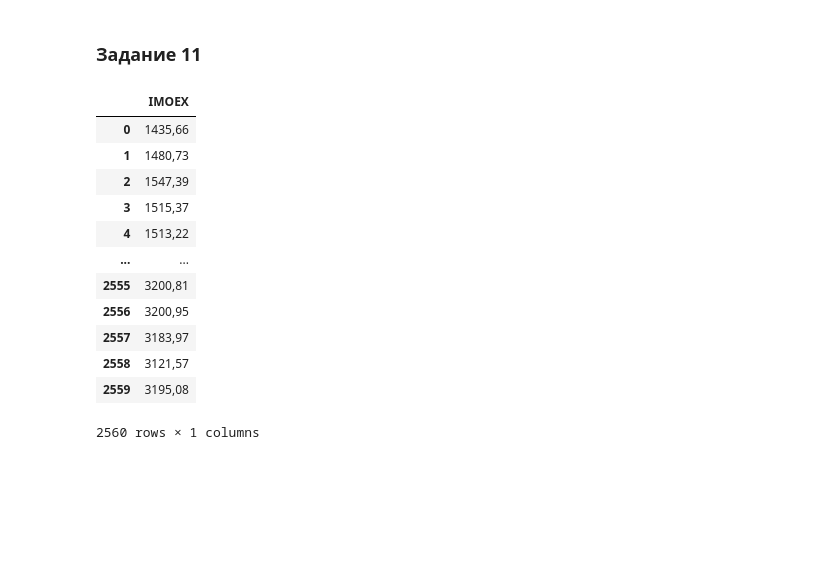
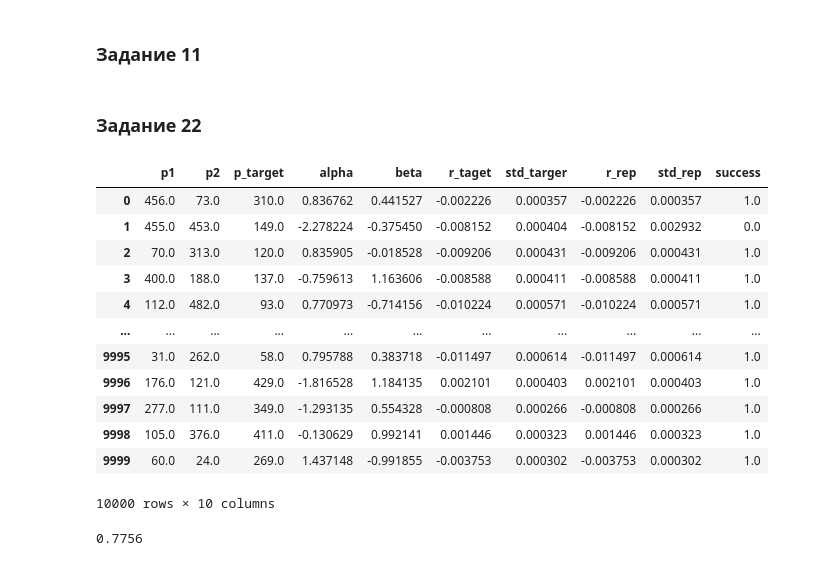
Before and after one commit to RvotniyFlex/portfolio_management, a Jupyter notebook: notebooks/2_optim.ipynb, the cells around one changed output. Cells and saved outputs as stored; diff of their text form; code cells hidden in the pictures; blank space fills up the shorter version.

```diff
--- a/notebooks/2_optim.ipynb
+++ b/notebooks/2_optim.ipynb
@@ -204,23 +232,11 @@ plot_efficient_frontier_curve([x[1] for x in res_8], [x[0] for x in res_8], labe
 #     Key=f'IMOEX.csv',
 #     Body=csv_data
 # )
-# %%
-bytes_data = s3.get_object(Bucket='portfoliodata', Key="IMOEX.csv")['Body'].read()
-csv_data = StringIO(str(bytes_data,'utf-8'))
-stock_data=pd.read_csv(csv_data)#.iloc[:,1:]
-stock_data = stock_data.ffill().bfill()
-stock_data
-# %% [output]
-|  | IMOEX |
-| 0 | 1435,66 |
-| 1 | 1480,73 |
-| 2 | 1547,39 |
-| 3 | 1515,37 |
-| 4 | 1513,22 |
-| ... | ... |
-| 2555 | 3200,81 |
-| 2556 | 3200,95 |
-| 2557 | 3183,97 |
-| 2558 | 3121,57 |
-| 2559 | 3195,08 |
-2560 rows × 1 columns
+# %% [markdown]
+### Задание 22
+# %%
+data = res_5.copy()
+
+total_portfolio = len(data)
+cov_matrix = test_data_1_year.cov()
+mean_target = test_data_1_year.mean()
@@ -226,0 +313,20 @@ stock_data
+# %%
+results_df
+# %% [output]
+|  | p1 | p2 | p_target | alpha | beta | r_taget | std_targer | r_rep | std_rep | success |
+| 0 | 456.0 | 73.0 | 310.0 | 0.836762 | 0.441527 | -0.002226 | 0.000357 | -0.002226 | 0.000357 | 1.0 |
+| 1 | 455.0 | 453.0 | 149.0 | -2.278224 | -0.375450 | -0.008152 | 0.000404 | -0.008152 | 0.002932 | 0.0 |
+| 2 | 70.0 | 313.0 | 120.0 | 0.835905 | -0.018528 | -0.009206 | 0.000431 | -0.009206 | 0.000431 | 1.0 |
+| 3 | 400.0 | 188.0 | 137.0 | -0.759613 | 1.163606 | -0.008588 | 0.000411 | -0.008588 | 0.000411 | 1.0 |
+| 4 | 112.0 | 482.0 | 93.0 | 0.770973 | -0.714156 | -0.010224 | 0.000571 | -0.010224 | 0.000571 | 1.0 |
+| ... | ... | ... | ... | ... | ... | ... | ... | ... | ... | ... |
+| 9995 | 31.0 | 262.0 | 58.0 | 0.795788 | 0.383718 | -0.011497 | 0.000614 | -0.011497 | 0.000614 | 1.0 |
+| 9996 | 176.0 | 121.0 | 429.0 | -1.816528 | 1.184135 | 0.002101 | 0.000403 | 0.002101 | 0.000403 | 1.0 |
+| 9997 | 277.0 | 111.0 | 349.0 | -1.293135 | 0.554328 | -0.000808 | 0.000266 | -0.000808 | 0.000266 | 1.0 |
+| 9998 | 105.0 | 376.0 | 411.0 | -0.130629 | 0.992141 | 0.001446 | 0.000323 | 0.001446 | 0.000323 | 1.0 |
+| 9999 | 60.0 | 24.0 | 269.0 | 1.437148 | -0.991855 | -0.003753 | 0.000302 | -0.003753 | 0.000302 | 1.0 |
+10000 rows × 10 columns
+# %%
+results_df['success'].mean()
+# %% [output]
+0.7756
```
Also changed, not shown: parts of 8 cells of this notebook, 1 other file.
